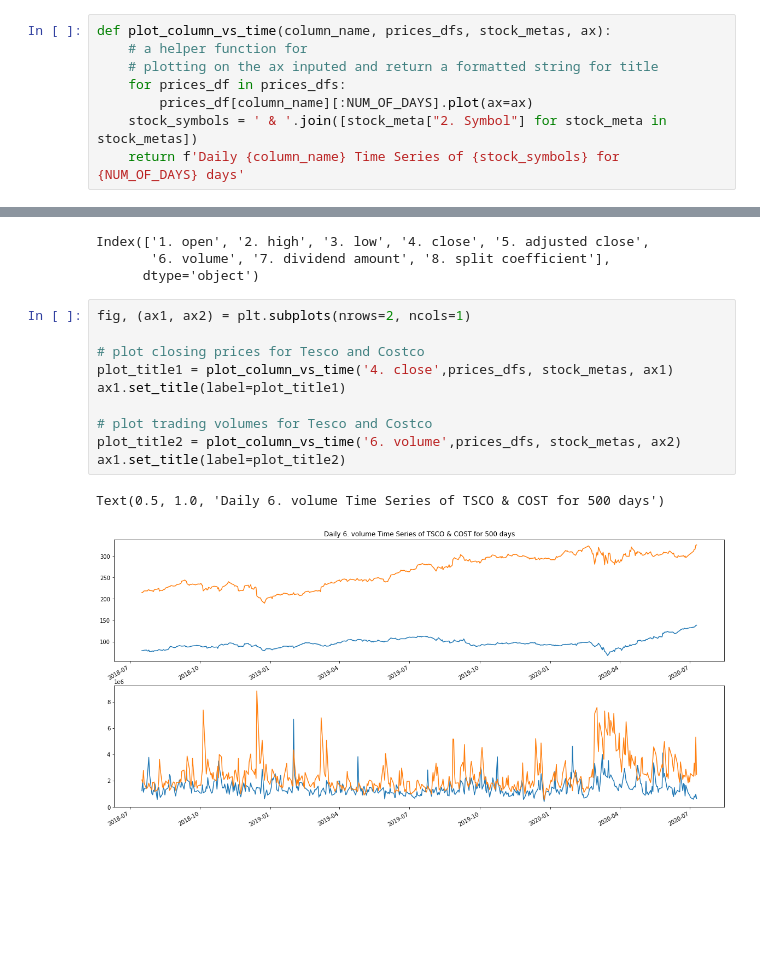
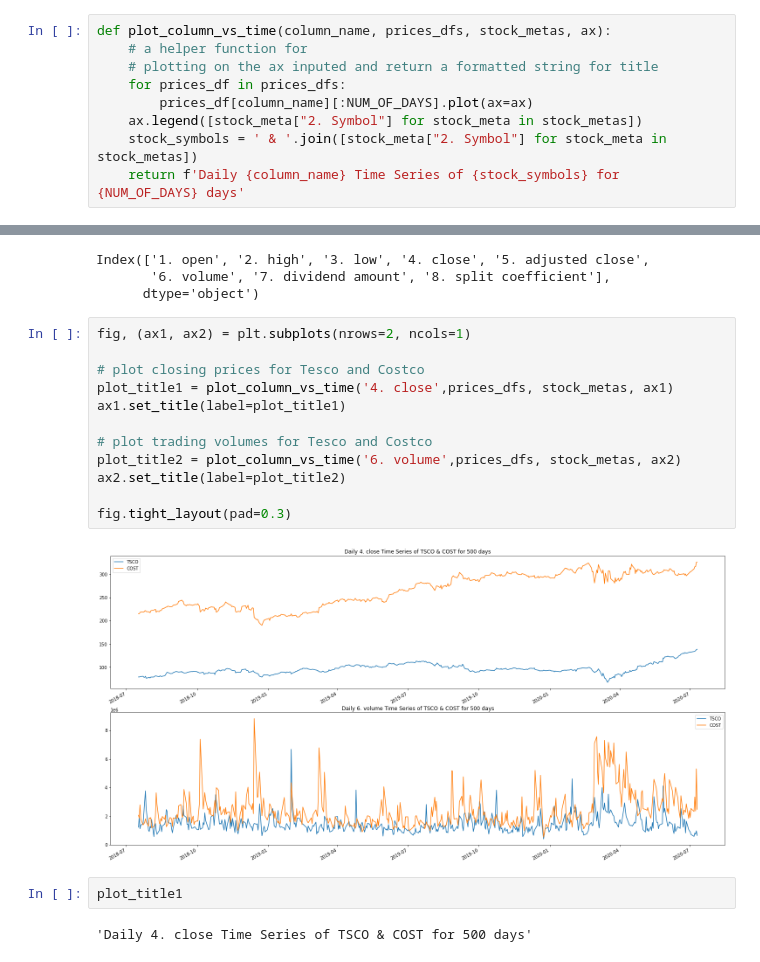
Before and after one commit to GMIT-Project-TeamC/GMIT-project, a Jupyter notebook: stock_analysis.ipynb, the cells around one changed output, grey strips where cells are left out. Cells and saved outputs as stored; diff of their text form; blank space fills up the shorter version.

Commit message:
1.added legend 2.comment on that only US stocks are available

```diff
--- a/stock_analysis.ipynb
+++ b/stock_analysis.ipynb
@@ -46,6 +46,7 @@ def plot_column_vs_time(column_name, prices_dfs, stock_metas, ax):
     # plotting on the ax inputed and return a formatted string for title
     for prices_df in prices_dfs:
         prices_df[column_name][:NUM_OF_DAYS].plot(ax=ax)
+    ax.legend([stock_meta["2. Symbol"] for stock_meta in stock_metas])
     stock_symbols = ' & '.join([stock_meta["2. Symbol"] for stock_meta in stock_metas])
     return f'Daily {column_name} Time Series of {stock_symbols} for {NUM_OF_DAYS} days'
 # %% [markdown]
@@ -123,13 +126,18 @@ Index(['1. open', '2. high', '3. low', '4. close', '5. adjusted close',
 # %%
 fig, (ax1, ax2) = plt.subplots(nrows=2, ncols=1)
 
 # plot closing prices for Tesco and Costco
 plot_title1 = plot_column_vs_time('4. close',prices_dfs, stock_metas, ax1)
 ax1.set_title(label=plot_title1)
 
 # plot trading volumes for Tesco and Costco
 plot_title2 = plot_column_vs_time('6. volume',prices_dfs, stock_metas, ax2)
-ax1.set_title(label=plot_title2)
+ax2.set_title(label=plot_title2)
+
+fig.tight_layout(pad=0.3)
 # %% [output]
-Text(0.5, 1.0, 'Daily 6. volume Time Series of TSCO & COST for 500 days')
-[figure, old version]
+[figure, new version]
+# %%
+plot_title1
+# %% [output]
+'Daily 4. close Time Series of TSCO & COST for 500 days'
```
Also changed, not shown: parts of 3 cells of this notebook.
